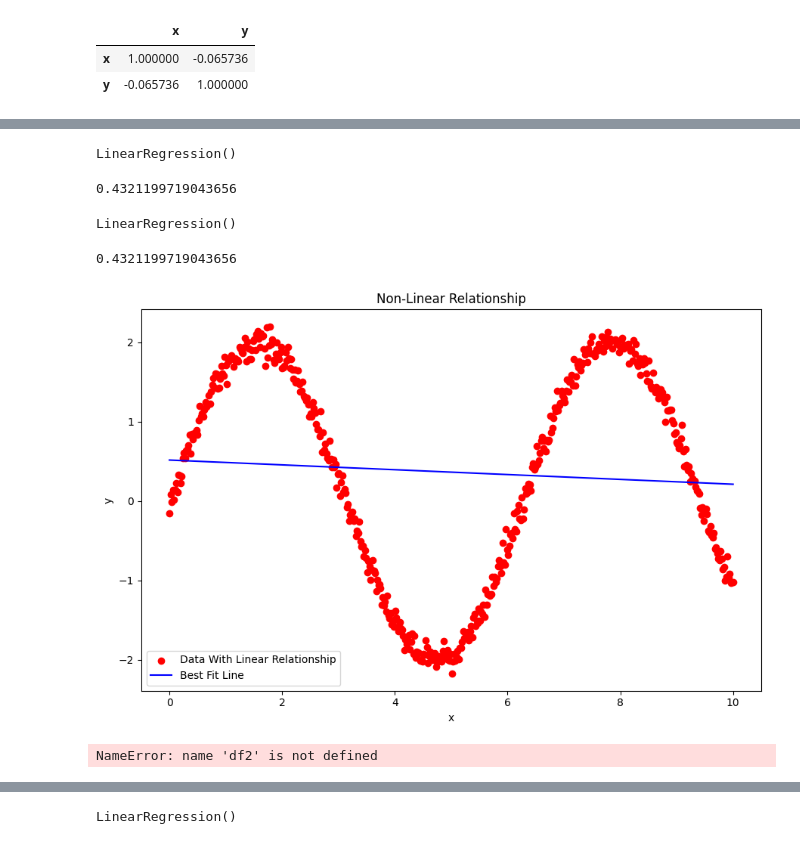
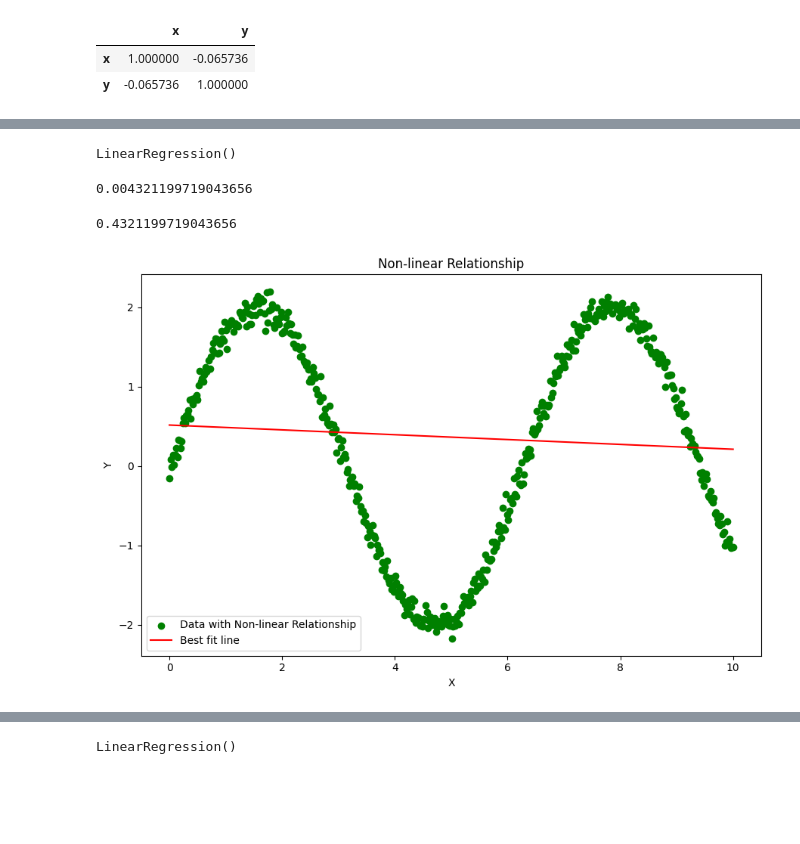
Before and after one commit to mujaddidyzu/self-task-number-6, a Jupyter notebook: Untitled.ipynb, the cells around one changed output, grey strips where cells are left out. Saved outputs shown, nothing was run; the diff lists cells and outputs as text; code cells hidden in the pictures; blank space fills up the shorter version.

```diff
--- a/Untitled.ipynb
+++ b/Untitled.ipynb
@@ -160,16 +200,9 @@ reg2.score(df2[['x']], df2.y) *100
-# %%
-from sklearn.linear_model import LinearRegression
-
-reg2 = LinearRegression()
-reg2.fit(df2[['x']], df2.y)
-# %% [output]
-LinearRegression()
-# %%
-print(reg2.score(df2[['x']], df2.y) * 100)
-# %% [output]
-0.4321199719043656
 # %%
 reg2.fit(df2[['x']], df2.y)
 # %% [output]
 LinearRegression()
+# %%
+reg2.score(df2[['x']] , df2.y)
+# %% [output]
+0.004321199719043656
 # %%
@@ -177,23 +210,19 @@ print(reg2.score(df2[['x']], df2.y) * 100)
 # %% [output]
 0.4321199719043656
 # %%
-import matplotlib.pyplot as plt
+plt.figure(figsize=(9,6))
 
-plt.figure(figsize=(9,6))
-plt.scatter(df2.x, df2.y, color='red', label='Data With Linear Relationship')
-plt.plot(df2[['x']], reg2.predict(df2[['x']]), color='blue', label='Best Fit Line')
-plt.xlabel('x')
-plt.ylabel('y')
-plt.title('Non-Linear Relationship')
+plt.scatter(df2.x, df2.y, color='green', label='Data with Non-linear Relationship')
+plt.plot(df2[['x']], reg2.predict(df2[['x']]), color='red', label='Best fit line')
+
+plt.xlabel('X')
+plt.ylabel('Y')
+plt.title('Non-linear Relationship')
 plt.legend()
+
 plt.tight_layout()
 plt.show()
 # %% [output]
-[figure, old version]
+[figure, new version]
 # %%
 from sklearn.preprocessing import PolynomialFeatures
-# %%
-poly = PolynomialFeatures(degree=6)      # polynomial regression with degree n
-X_poly = poly.fit_transform(df2[['x']])
-# %% [output]
-NameError: name 'df2' is not defined
```
Also changed, not shown: parts of 46 cells of this notebook.
